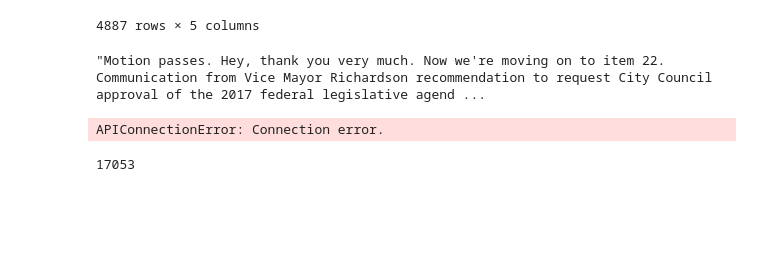
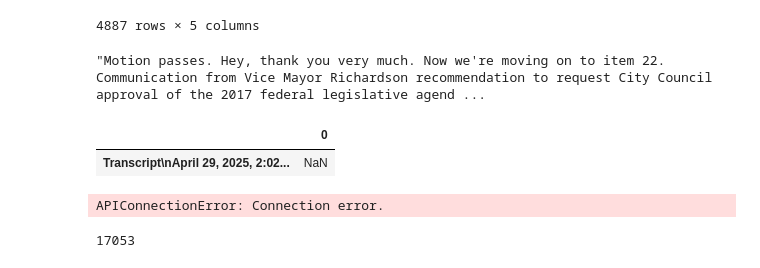
Before and after one commit to Krinnik/Meeting-Bot, a Jupyter notebook: meeting_ai_workspace.ipynb, the cells around one changed output. Cells and saved outputs as stored; diff of their text form; code cells hidden in the pictures; blank space fills up the shorter version.

```diff
--- a/meeting_ai_workspace.ipynb
+++ b/meeting_ai_workspace.ipynb
@@ -77,4 +77,10 @@ train_df_sorted
 train_df_sorted['transcript'][2]
 # %% [output]
 "Motion passes. Hey, thank you very much. Now we're moving on to item 22. Communication from Vice Mayor Richardson recommendation to request City Council approval of the 2017 federal legislative agend ...
+# %%
+transcript = pd.read_json('vertopal.com_Discuss Collaborative Testing prior to release.json', orient='index')
+transcript
+# %% [output]
+|  | 0 |
+| ﻿Transcript\nApril 29, 2025, 2:02... | NaN |
 # %%
```
Also changed, not shown: parts of 22 cells of this notebook, 1 other file.
